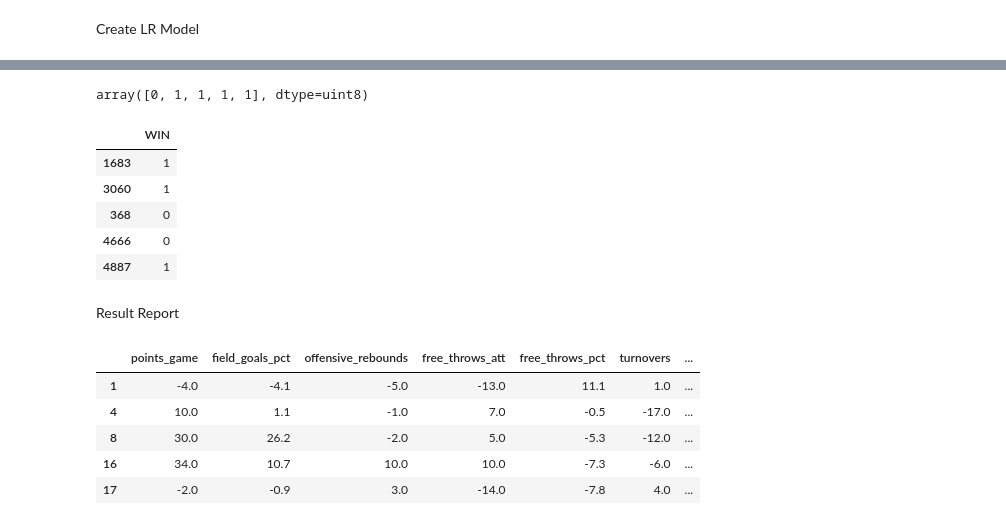
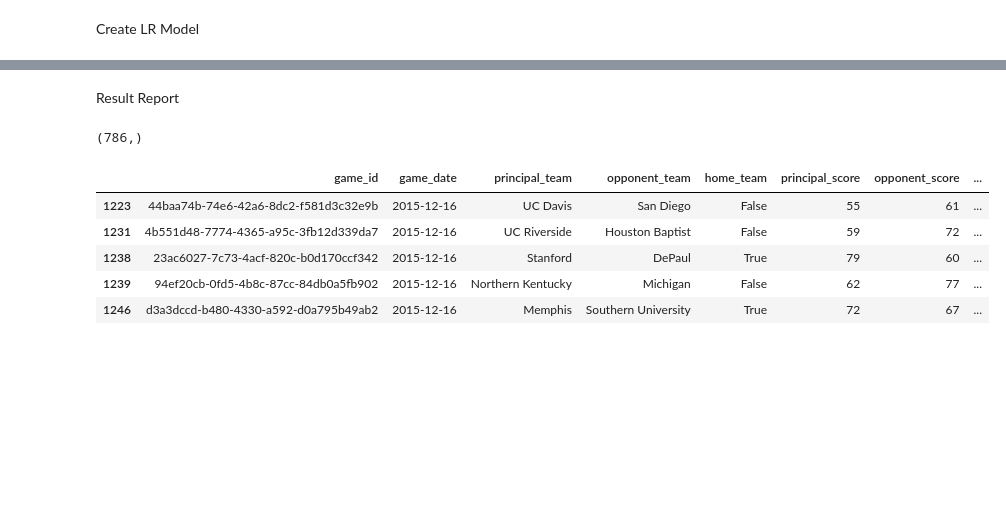
Before and after one commit to chipk215/ncaa_basketball, a Jupyter notebook: LogisticRegression.ipynb, the cells around one changed output, grey strips where cells are left out. Drawn from its saved outputs; the diff is of its cells as text; code cells hidden in the pictures; blank space fills up the shorter version.

```diff
--- a/LogisticRegression.ipynb
+++ b/LogisticRegression.ipynb
@@ -66,7 +103,9 @@ scaled_df.head()
 # %%
 X = scaled_df
 y= game_data['game_result'].copy()
-
+y = pd.get_dummies(y, columns=['game_result'], drop_first=True)
+y=y.WIN
 X = pd.get_dummies(X, columns=['home_team'], drop_first=True)
+print(X.shape)
 X.head()
 # %% [output]
@@ -96,7 +142,7 @@ Create LR Model
 # %%
 logreg = LogisticRegression()
 
-result = logreg.fit(X_train,y_train.WIN)
+result = logreg.fit(X_train,y_train)
 
 print("Coeffs ",logreg.coef_)
 print("Intercept ", logreg.intercept_)
@@ -112,32 +161,27 @@ LR model accuracy is 0.70
-# %%
-y_pred[0:5,]
-# %% [output]
-array([0, 1, 1, 1, 1], dtype=uint8)
-# %%
-y_test.head()
-# %% [output]
-|  | WIN |
-| 1683 | 1 |
-| 3060 | 1 |
-| 368 | 0 |
-| 4666 | 0 |
-| 4887 | 1 |
+# %%
+prediction_probabilities = logreg.predict_proba(X_test)
+prediction_probabilities[:,1]
+pred_probs = pd.Series(prediction_probabilities[:,1], index=X_test.index)
+#pred_probs.loc[2740]
 # %% [markdown]
 Result Report
 # %%
-type(y_pred)
-predictions = pd.Series(y_pred)
+print(y_pred.shape)
+predictions = pd.Series(y_pred, index=y_test.index)
+# %% [output]
+(786,)
 # %%
+# Retrieve the non-normalized game stats
 test_games = game_data[game_data.index.isin(X_test.index)].copy()
 test_games.shape
 
-test_games['predicted_result'] = predictions.values.astype(str)
-
+test_games['predicted_result'] = predictions
+test_games['pred_win_prob'] = pred_probs
 test_games.head()
 # %% [output]
-|  | points_game | field_goals_pct | offensive_rebounds | free_throws_att | free_throws_pct | turnovers | ... |
-| 1 | -4.0 | -4.1 | -5.0 | -13.0 | 11.1 | 1.0 | ... |
-| 4 | 10.0 | 1.1 | -1.0 | 7.0 | -0.5 | -17.0 | ... |
-| 8 | 30.0 | 26.2 | -2.0 | 5.0 | -5.3 | -12.0 | ... |
-| 16 | 34.0 | 10.7 | 10.0 | 10.0 | -7.3 | -6.0 | ... |
-| 17 | -2.0 | -0.9 | 3.0 | -14.0 | -7.8 | 4.0 | ... |
+|  | game_id | game_date | principal_team | opponent_team | home_team | principal_score | opponent_score | ... |
+| 1223 | 44baa74b-74e6-42a6-8dc2-f581d3c32e9b | 2015-12-16 | UC Davis | San Diego | False | 55 | 61 | ... |
+| 1231 | 4b551d48-7774-4365-a95c-3fb12d339da7 | 2015-12-16 | UC Riverside | Houston Baptist | False | 59 | 72 | ... |
+| 1238 | 23ac6027-7c73-4acf-820c-b0d170ccf342 | 2015-12-16 | Stanford | DePaul | True | 79 | 60 | ... |
+| 1239 | 94ef20cb-0fd5-4b8c-87cc-84db0a5fb902 | 2015-12-16 | Northern Kentucky | Michigan | False | 62 | 77 | ... |
+| 1246 | d3a3dccd-b480-4330-a592-d0a795b49ab2 | 2015-12-16 | Memphis | Southern University | True | 72 | 67 | ... |
```
Also changed, not shown: parts of 30 cells of this notebook, 5 other files.
